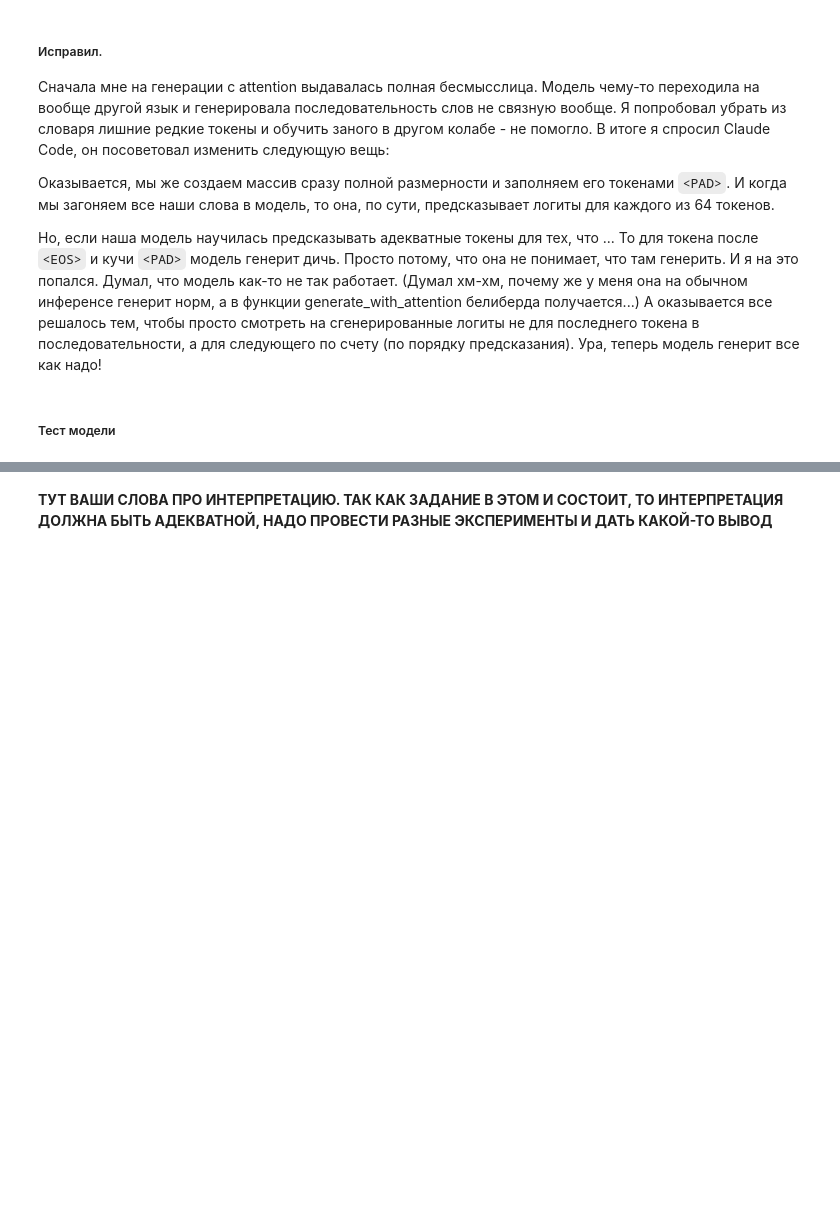
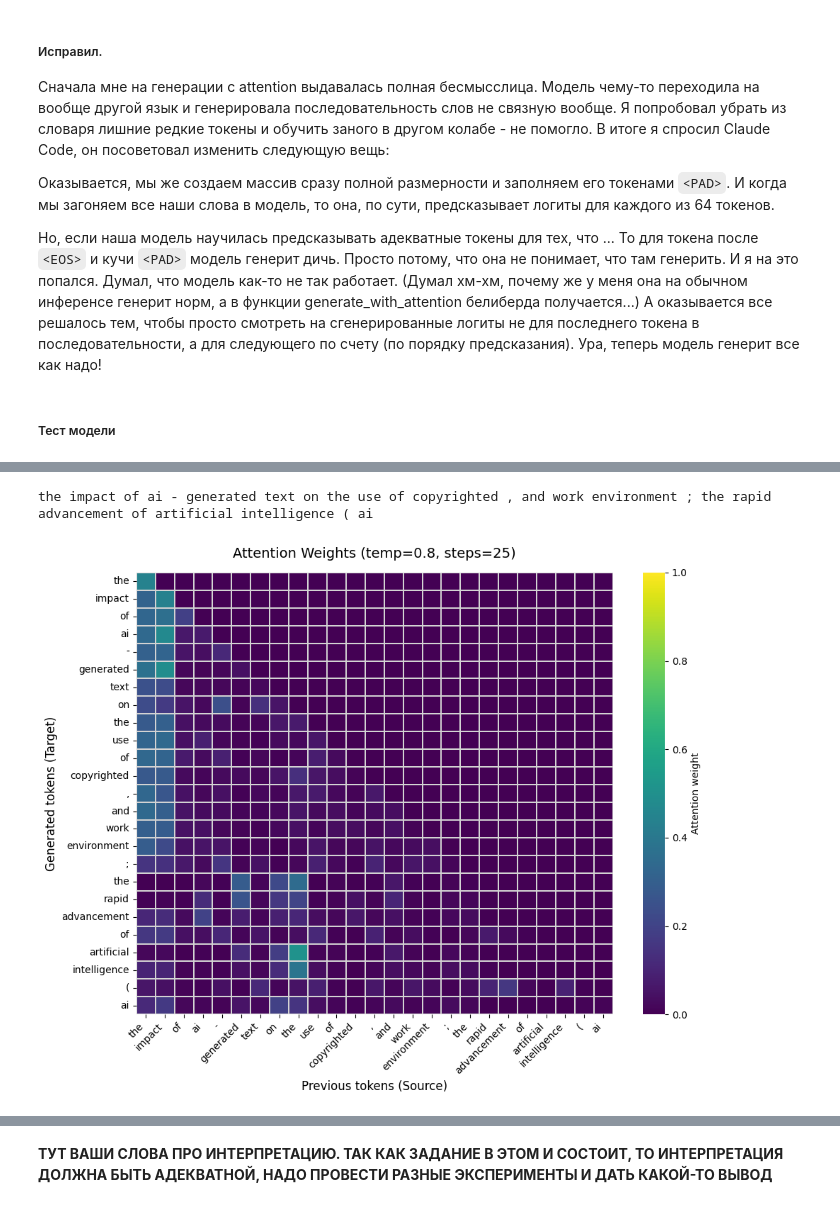
Before and after one commit to NiktWK/ml-nsu-2026, a Jupyter notebook: Attention_final.ipynb, the cells around one changed output, grey strips where cells are left out. Drawn from its saved outputs; the diff is of its cells as text; code cells hidden in the pictures; blank space fills up the shorter version.

```diff
--- a/Attention_final.ipynb
+++ b/Attention_final.ipynb
@@ -567,0 +595,17 @@ draw_attention(gen_tokens, attn_mat, title=f"Attention Weights (temp={temperatur
+# %%
+prefix = BOS
+temperature = 0.8
+gen_tokens, attn_mat = generate_with_attention(
+    model,
+    prefix=prefix,
+    temperature=temperature,
+    max_len=25,
+    device=device
+)
+
+print(f"{' '.join(gen_tokens)}")
+
+draw_attention(gen_tokens, attn_mat, title=f"Attention Weights (temp={temperature}, steps={len(gen_tokens)})")
+# %% [output]
+the impact of ai - generated text on the use of copyrighted , and work environment ; the rapid advancement of artificial intelligence ( ai
+[figure, added]
```
Also changed, not shown: parts of 13 cells of this notebook.
